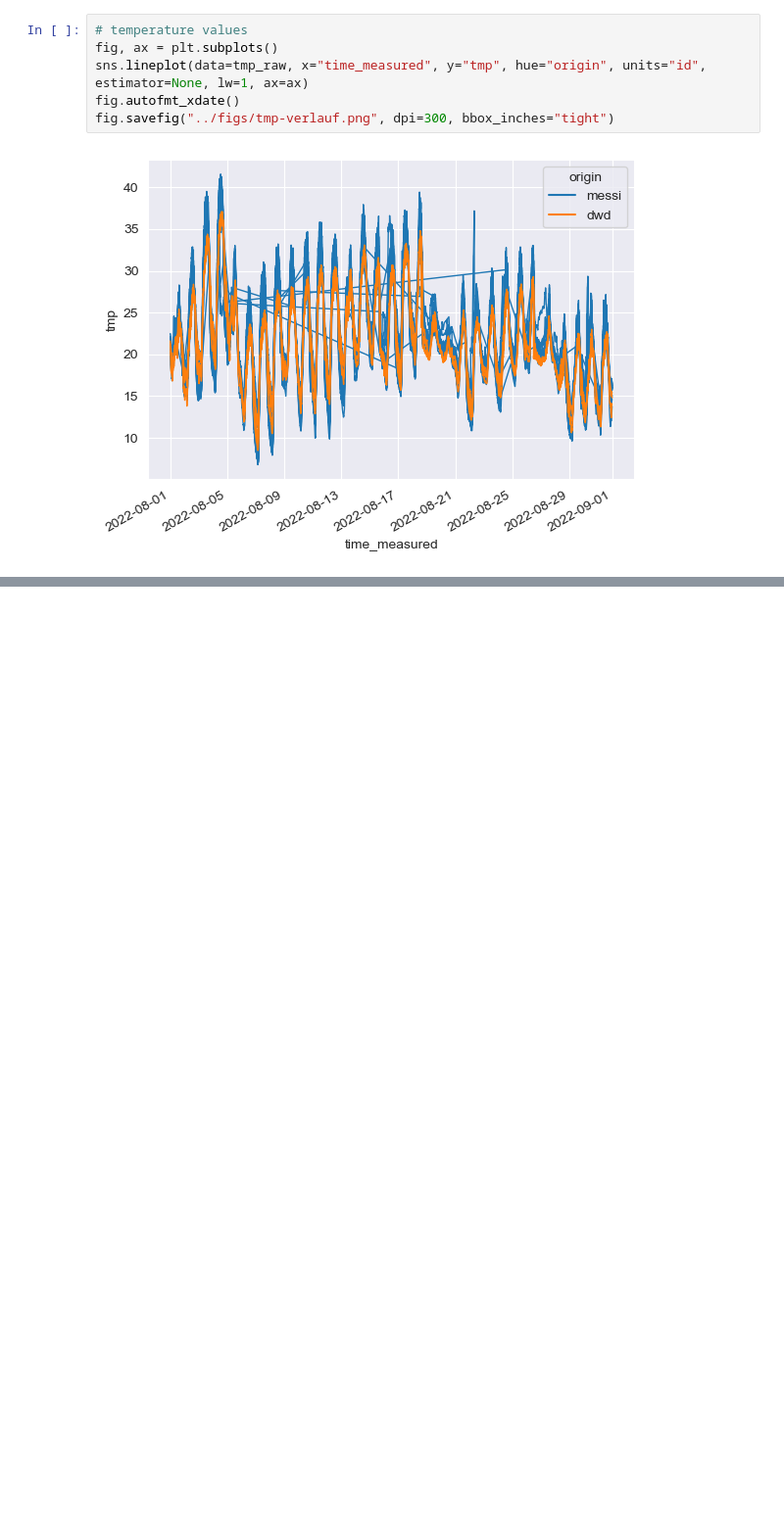
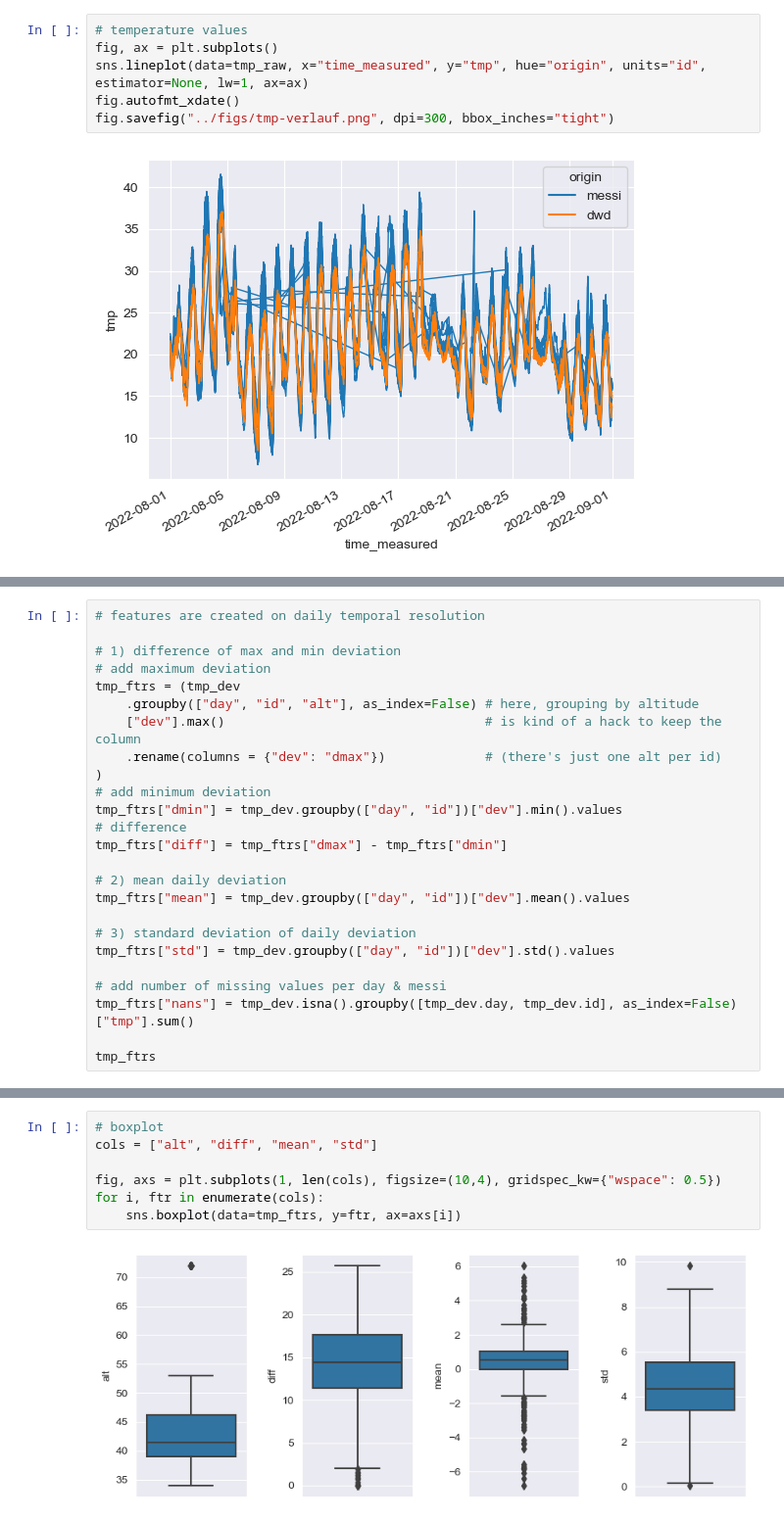
Before and after one commit to vegan-schnitzel/messi-cluster-analysis, a Jupyter notebook: code/main.ipynb, the cells around one changed output, grey strips where cells are left out. Shown at 98% size. Drawn from its saved outputs; the diff is of its cells as text; blank space fills up the shorter version.

```diff
--- a/code/main.ipynb
+++ b/code/main.ipynb
@@ -252,0 +311,25 @@ tmp_dev
+# %%
+# features are created on daily temporal resolution
+
+# 1) difference of max and min deviation
+# add maximum deviation
+tmp_ftrs = (tmp_dev
+    .groupby(["day", "id", "alt"], as_index=False) # here, grouping by altitude
+    ["dev"].max()                                  # is kind of a hack to keep the column
+    .rename(columns = {"dev": "dmax"})             # (there's just one alt per id)
+)
+# add minimum deviation
+tmp_ftrs["dmin"] = tmp_dev.groupby(["day", "id"])["dev"].min().values
+# difference
+tmp_ftrs["diff"] = tmp_ftrs["dmax"] - tmp_ftrs["dmin"]
+
+# 2) mean daily deviation
+tmp_ftrs["mean"] = tmp_dev.groupby(["day", "id"])["dev"].mean().values
+
+# 3) standard deviation of daily deviation
+tmp_ftrs["std"] = tmp_dev.groupby(["day", "id"])["dev"].std().values
+
+# add number of missing values per day & messi
+tmp_ftrs["nans"] = tmp_dev.isna().groupby([tmp_dev.day, tmp_dev.id], as_index=False)["tmp"].sum()
+
+tmp_ftrs
@@ -252,0 +365,9 @@ tmp_dev
+# %%
+# boxplot
+cols = ["alt", "diff", "mean", "std"]
+
+fig, axs = plt.subplots(1, len(cols), figsize=(10,4), gridspec_kw={"wspace": 0.5})
+for i, ftr in enumerate(cols):
+    sns.boxplot(data=tmp_ftrs, y=ftr, ax=axs[i])
+# %% [output]
+[figure, added]
```
Also changed, not shown: parts of 45 cells of this notebook, 5 other files.
